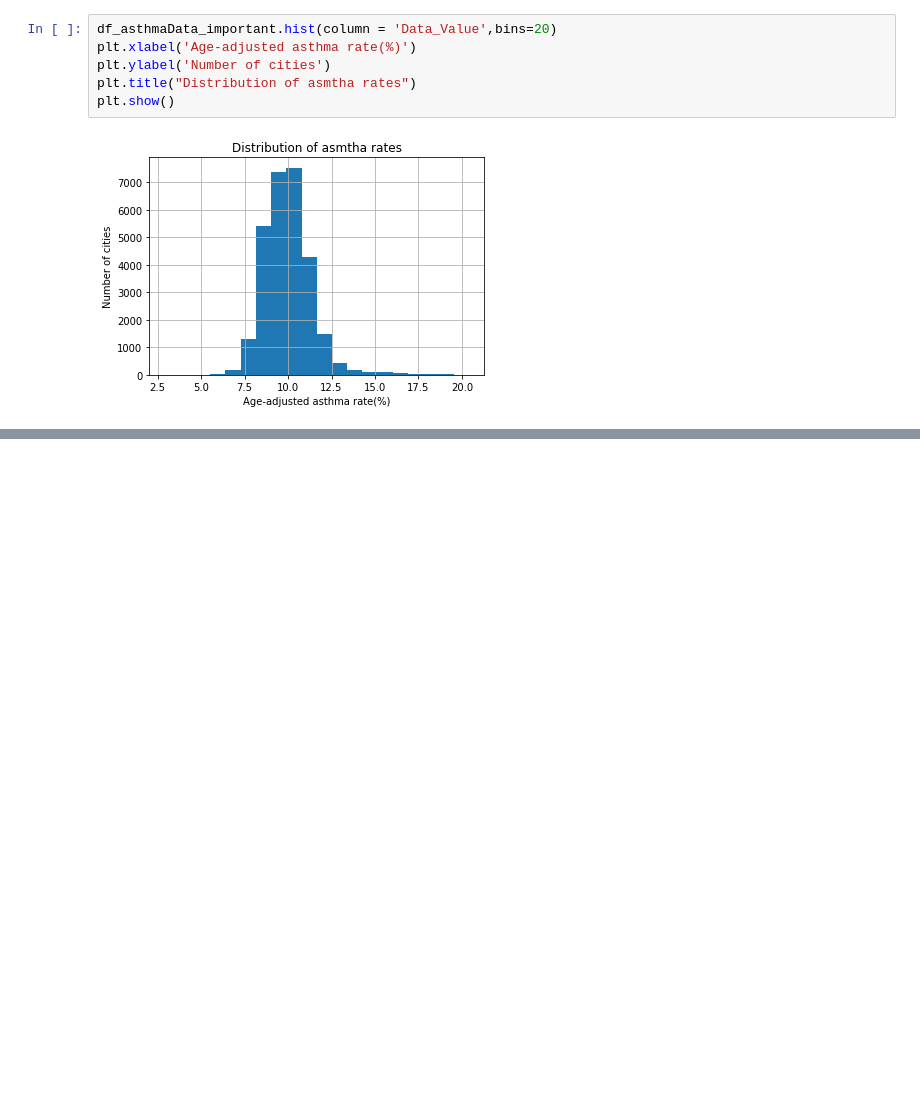
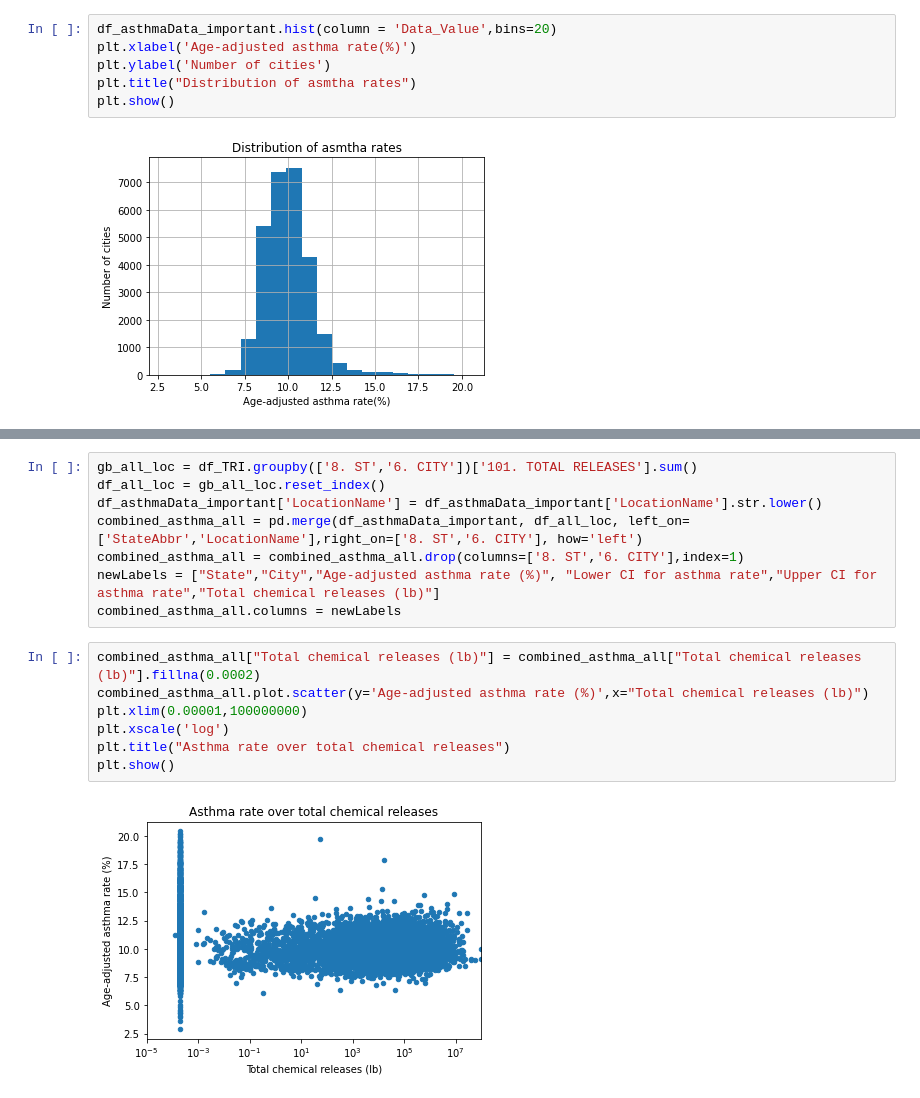
Before and after one commit to matthewueckermann/CISC367Final, a Jupyter notebook: cleanNotebook.ipynb, the cells around one changed output, grey strips where cells are left out. Drawn from its saved outputs; the diff is of its cells as text; blank space fills up the shorter version.

```diff
--- a/cleanNotebook.ipynb
+++ b/cleanNotebook.ipynb
@@ -324,0 +283,17 @@ Unfortunately, the TRI does not contain emissions data for major contributors to
+# %%
+gb_all_loc = df_TRI.groupby(['8. ST','6. CITY'])['101. TOTAL RELEASES'].sum()
+df_all_loc = gb_all_loc.reset_index()
+df_asthmaData_important['LocationName'] = df_asthmaData_important['LocationName'].str.lower()
+combined_asthma_all = pd.merge(df_asthmaData_important, df_all_loc, left_on=['StateAbbr','LocationName'],right_on=['8. ST','6. CITY'], how='left')
+combined_asthma_all = combined_asthma_all.drop(columns=['8. ST','6. CITY'],index=1)
+newLabels = ["State","City","Age-adjusted asthma rate (%)", "Lower CI for asthma rate","Upper CI for asthma rate","Total chemical releases (lb)"]
+combined_asthma_all.columns = newLabels
+# %%
+combined_asthma_all["Total chemical releases (lb)"] = combined_asthma_all["Total chemical releases (lb)"].fillna(0.0002)
+combined_asthma_all.plot.scatter(y='Age-adjusted asthma rate (%)',x="Total chemical releases (lb)")
+plt.xlim(0.00001,100000000)
+plt.xscale('log')
+plt.title("Asthma rate over total chemical releases")
+plt.show()
+# %% [output]
+[figure, added]
```
Also changed, not shown: parts of 45 cells of this notebook, 1 other file.
